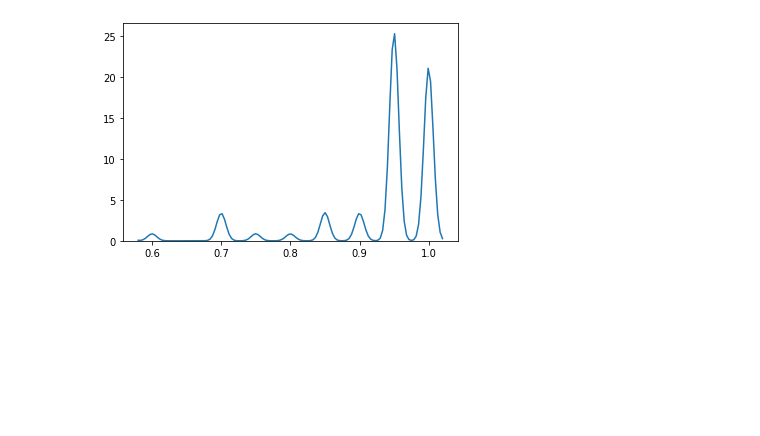
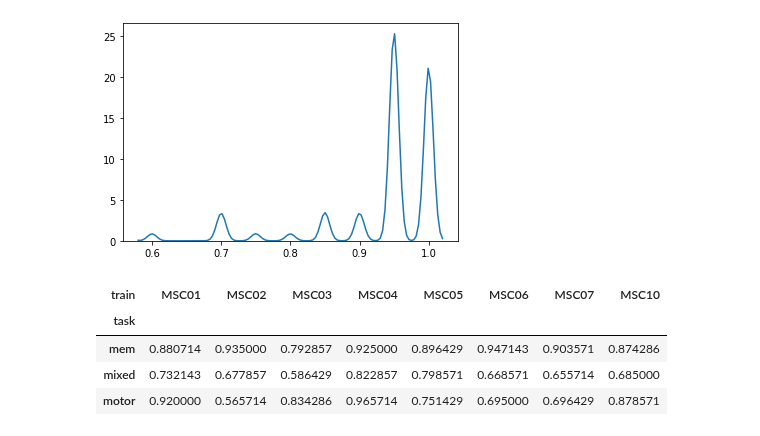
Before and after one commit to GrattonLab/MSC_Alexis, a Jupyter notebook: analysis/code/mL_rsfMRI/figs_for_slides.ipynb, the cells around one changed output. Saved outputs shown, nothing was run; the diff lists cells and outputs as text; code cells hidden in the pictures; blank space fills up the shorter version.

```diff
--- a/analysis/code/mL_rsfMRI/figs_for_slides.ipynb
+++ b/analysis/code/mL_rsfMRI/figs_for_slides.ipynb
@@ -184,3 +259,16 @@ sns.kdeplot(DS[DS.train=='MSC02'].mem.values)
 # %% [output]
 <matplotlib.axes._subplots.AxesSubplot at 0x...>
 [figure]
+# %%
+DS_train=DS.drop(columns='test')
+# %%
+df=pd.melt(DS_train, id_vars='train',value_vars=['motor','mixed','mem'], var_name='task')
+#df.set_index('task', inplace=True)
+# %%
+df.pivot_table(index='task',columns='train', values='value')
+# %% [output]
+| train | MSC01 | MSC02 | MSC03 | MSC04 | MSC05 | MSC06 | MSC07 | MSC10 |
+| task |  |  |  |  |  |  |  |  |
+| mem | 0.880714 | 0.935000 | 0.792857 | 0.925000 | 0.896429 | 0.947143 | 0.903571 | 0.874286 |
+| mixed | 0.732143 | 0.677857 | 0.586429 | 0.822857 | 0.798571 | 0.668571 | 0.655714 | 0.685000 |
+| motor | 0.920000 | 0.565714 | 0.834286 | 0.965714 | 0.751429 | 0.695000 | 0.696429 | 0.878571 |
```
Also changed, not shown: parts of 15 cells of this notebook, 12 other files.
